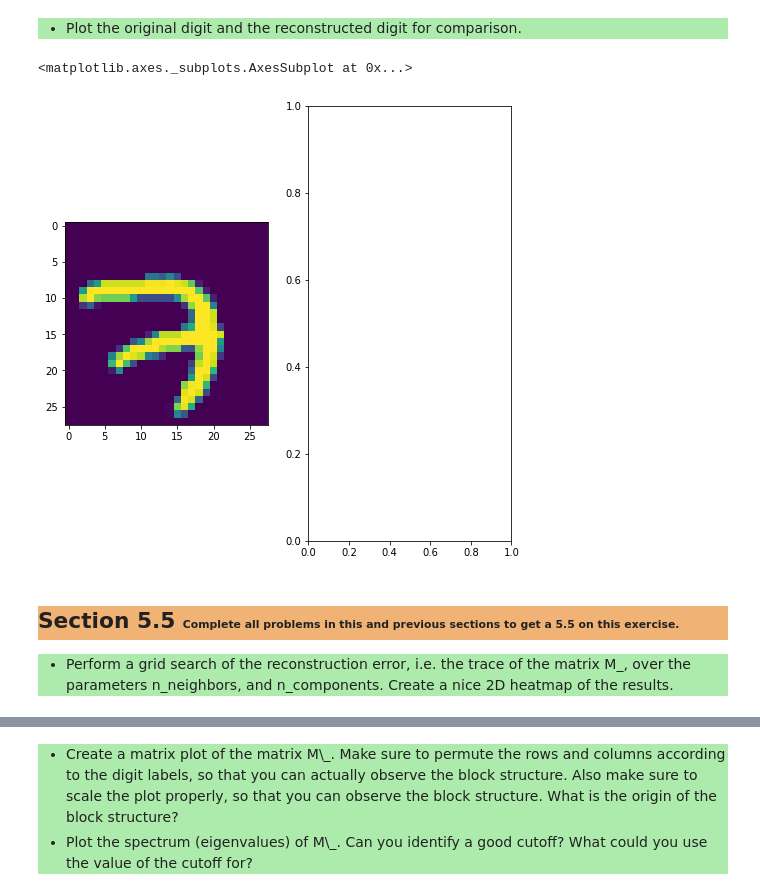
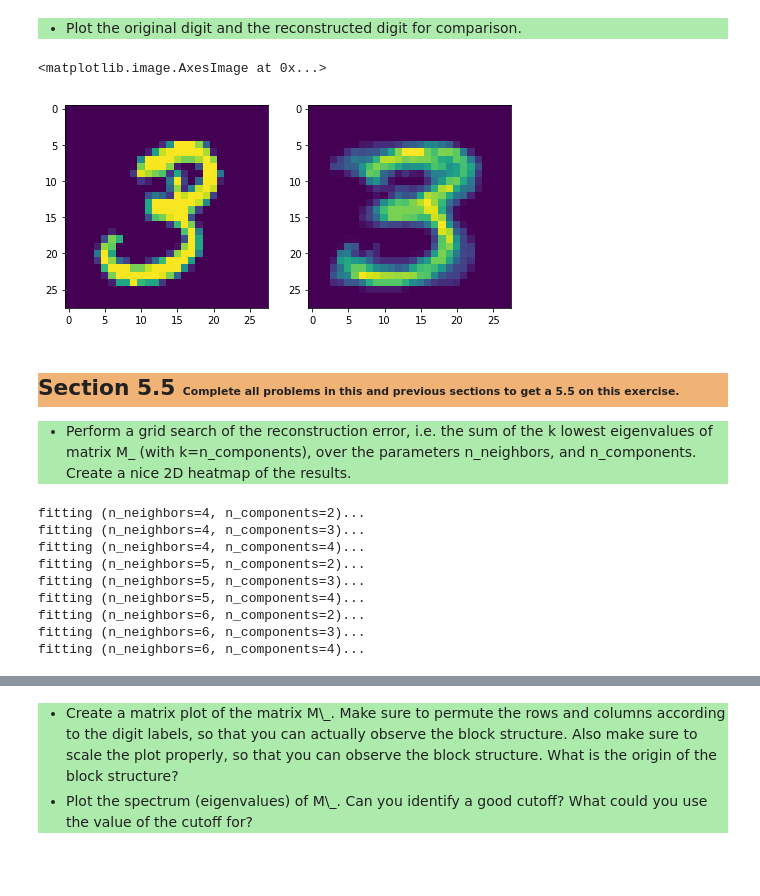
Before and after one commit to tdiggelm/eth-slt-ce-1, a Jupyter notebook: slt-ce-1.ipynb, the cells around one changed output, grey strips where cells are left out. Cells and saved outputs as stored; diff of their text form; code cells hidden in the pictures; blank space fills up the shorter version.

```diff
--- a/slt-ce-1.ipynb
+++ b/slt-ce-1.ipynb
@@ -114,6 +114,7 @@ class LocallyLinearEmbedding(skl.base.BaseEstimator, skl.base.TransformerMixin):
         ind = self.nbrs_X.query(X, k=self.n_neighbors+1, return_distance=False)[:, 1:]
 
         # calculate barycenter weights w
+        reg = 1e-3
         w = np.empty((n_samples, self.n_neighbors)) # placeholder for weights
         C = np.empty((self.n_neighbors, self.n_neighbors)) # placeholder for covariances
         for i in range(n_samples):
@@ -123,6 +124,7 @@ class LocallyLinearEmbedding(skl.base.BaseEstimator, skl.base.TransformerMixin):
                     eta_j = self.X_[ind[i, j]]
                     eta_k = self.X_[ind[i, k]]
                     C[j, k] = np.dot((X[i] - eta_j), (X[i] - eta_k))
+            C = C + reg * np.eye(*C.shape) # regularize the covariance matrix
             # calculate the weights
             w[i] = np.linalg.solve(C, np.ones((self.n_neighbors)))
             w[i] = w[i] / np.sum(w[i]) # normalize
@@ -139,7 +141,9 @@ class LocallyLinearEmbedding(skl.base.BaseEstimator, skl.base.TransformerMixin):
         random_state = np.random.RandomState(42) # make it reproducible and use same seed as skl example
         v0 = random_state.uniform(-1, 1, M.shape[0])
         evals, evecs = sp.sparse.linalg.eigsh(M, k=self.n_components+1, sigma=0.0, v0=v0)
+        self.reconstruction_error_ = np.sum(evals[1:])
         self.embedding_vectors_ = evecs[:, 1:]
+        self.nbrs_y = skl.neighbors.KDTree(self.embedding_vectors_)
 
     def transform(self, X):
         """Map new vectors X to embedding space
@@ -161,6 +165,7 @@ class LocallyLinearEmbedding(skl.base.BaseEstimator, skl.base.TransformerMixin):
         ind = self.nbrs_X.query(X, k=self.n_neighbors, return_distance=False)
 
         # calculate barycenter weights w
+        reg = 1e-3
         w = np.empty((n_samples, self.n_neighbors)) # placeholder for weights
         C = np.empty((self.n_neighbors, self.n_neighbors)) # placeholder for covariances
         for i in range(n_samples):
@@ -170,6 +175,7 @@ class LocallyLinearEmbedding(skl.base.BaseEstimator, skl.base.TransformerMixin):
                     eta_j = self.X_[ind[i, j]]
                     eta_k = self.X_[ind[i, k]]
                     C[j, k] = np.dot((X[i] - eta_j), (X[i] - eta_k))
+            C = C + reg * np.eye(*C.shape) # regularize the covariance matrix
             # calculate the weights
             w[i] = np.linalg.solve(C, np.ones((self.n_neighbors)))
             w[i] = w[i] / np.sum(w[i]) # normalize
@@ -192,7 +198,34 @@ class LocallyLinearEmbedding(skl.base.BaseEstimator, skl.base.TransformerMixin):
             X (np.ndarray): Vectors with shape (new_samples, dim)
         """
         check_is_fitted(self, ["embedding_vectors_", "X_", "nbrs_y"])
-        raise NotImplementedError()
+
+        n_samples = y.shape[0]
+
+        # get nearest neighbors indices
+        # do not skip first element here (first!=self)
+        ind = self.nbrs_y.query(y, k=self.n_neighbors + 1, return_distance=False)[:, 1:]
+
+        # calculate barycenter weights w
+        reg = 1e-3
+        w = np.empty((n_samples, self.n_neighbors)) # placeholder for weights
+        C = np.empty((self.n_neighbors, self.n_neighbors)) # placeholder for covariances
+        for i in range(n_samples):
+            # populate covariance matrix C
+            for j in range(self.n_neighbors):
+                for k in range(self.n_neighbors):
+                    eta_j = self.embedding_vectors_[ind[i, j]]
+                    eta_k = self.embedding_vectors_[ind[i, k]]
+                    C[j, k] = np.dot((y[i] - eta_j), (y[i] - eta_k))
+            C = C + reg * np.eye(*C.shape) # regularize the covariance matrix
+            # calculate the weights
+            w[i] = np.linalg.solve(C, np.ones((self.n_neighbors)))
+            w[i] = w[i] / np.sum(w[i]) # normalize
+
+        # project into original space
+        X = np.empty((n_samples, self.X_.shape[1]))
+        for i in range(n_samples):
+            X[i] = np.dot(self.X_[ind[i]].T, w[i])
+        return X
 # %% [markdown]
 <p style="background-color:#adebad;">
     Create an instance of your LLE class with default parameters and fit the MNIST validation set. Record the execution time (should be about 30 sec). Furthermore, create an instance of the sklearn LLE class, and fit it with the same parameters. Again record the execution time.
@@ -296,3 +326,7 @@ reconstructed_digit = myLLE.inverse_transform(embedded_digit)
+# %%
+input_digits = mnist.train.images[:20]
+embedded_digits = myLLE.transform(input_digits)
+reconstructed_digits = myLLE.inverse_transform(embedded_digits)
 # %% [markdown]
 <ul style="background-color:#adebad;">
         <li>
@@ -300,14 +334,15 @@ reconstructed_digit = myLLE.inverse_transform(embedded_digit)
         </li>
     </ul>
 # %%
+index = 1
 plt.figure(figsize=(8,8))
 plt.subplot(121)
-plt.imshow(mnist.train.images[0].reshape(28,28))
+plt.imshow(input_digits[index].reshape(28,28))
 plt.subplot(122)
-# plt.imshow(reconstructed_digit.reshape(28,28))
+plt.imshow(reconstructed_digits[index].reshape(28,28))
 # %% [output]
-<matplotlib.axes._subplots.AxesSubplot at 0x...>
+<matplotlib.image.AxesImage at 0x...>
-[figure, old version]
+[figure, new version]
 # %% [markdown]
 <h2 style="background-color:#f0b375;"> Section 5.5
 <span style=font-size:50%> Complete all problems in this and previous sections to get a 5.5 on this exercise. </span>
@@ -315,10 +350,29 @@ plt.subplot(122)
 
 <ul style="background-color:#adebad;">
         <li>
-        Perform a grid search of the reconstruction error, i.e. the trace of the matrix M_, over the parameters n_neighbors, and n_components.
+        Perform a grid search of the reconstruction error, i.e. the sum of the k lowest eigenvalues of matrix M_ (with k=n_components), over the parameters n_neighbors, and n_components.
         Create a nice 2D heatmap of the results.
         </li>
     </ul>
 # %%
 # todo: vary n_neighbors and n_components and plot heatmap of reconstruction error (i.e. x,y direction are params)
 # and color/shade is reconstruction error
+n_neighbors_range = np.arange(4, 7)
+n_components_range = np.arange(2, 5)
+heatmap = np.empty((n_neighbors_range.shape[0], n_components_range.shape[0]))
+for i, n_neighbors in enumerate(n_neighbors_range):
+    for j, n_components in enumerate(n_components_range):
+        print('fitting (n_neighbors=%s, n_components=%s)...' % (n_neighbors, n_components))
+        myLLE = LocallyLinearEmbedding(n_neighbors=n_neighbors, n_components=n_components)
+        myLLE.fit(mnist.validation.images)
+        heatmap[i, j] = myLLE.reconstruction_error_
+# %% [output]
+fitting (n_neighbors=4, n_components=2)...
+fitting (n_neighbors=4, n_components=3)...
+fitting (n_neighbors=4, n_components=4)...
+fitting (n_neighbors=5, n_components=2)...
+fitting (n_neighbors=5, n_components=3)...
+fitting (n_neighbors=5, n_components=4)...
+fitting (n_neighbors=6, n_components=2)...
+fitting (n_neighbors=6, n_components=3)...
+fitting (n_neighbors=6, n_components=4)...
```
Also changed, not shown: parts of 7 cells of this notebook.
